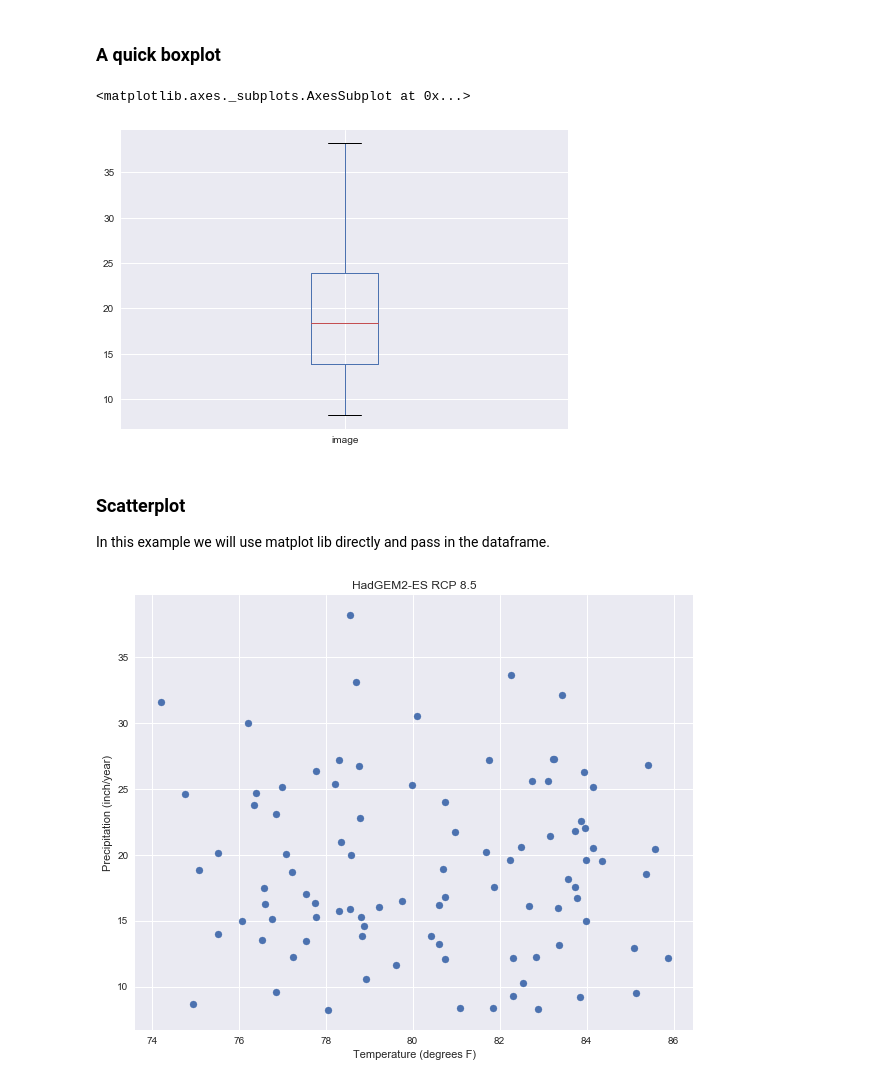
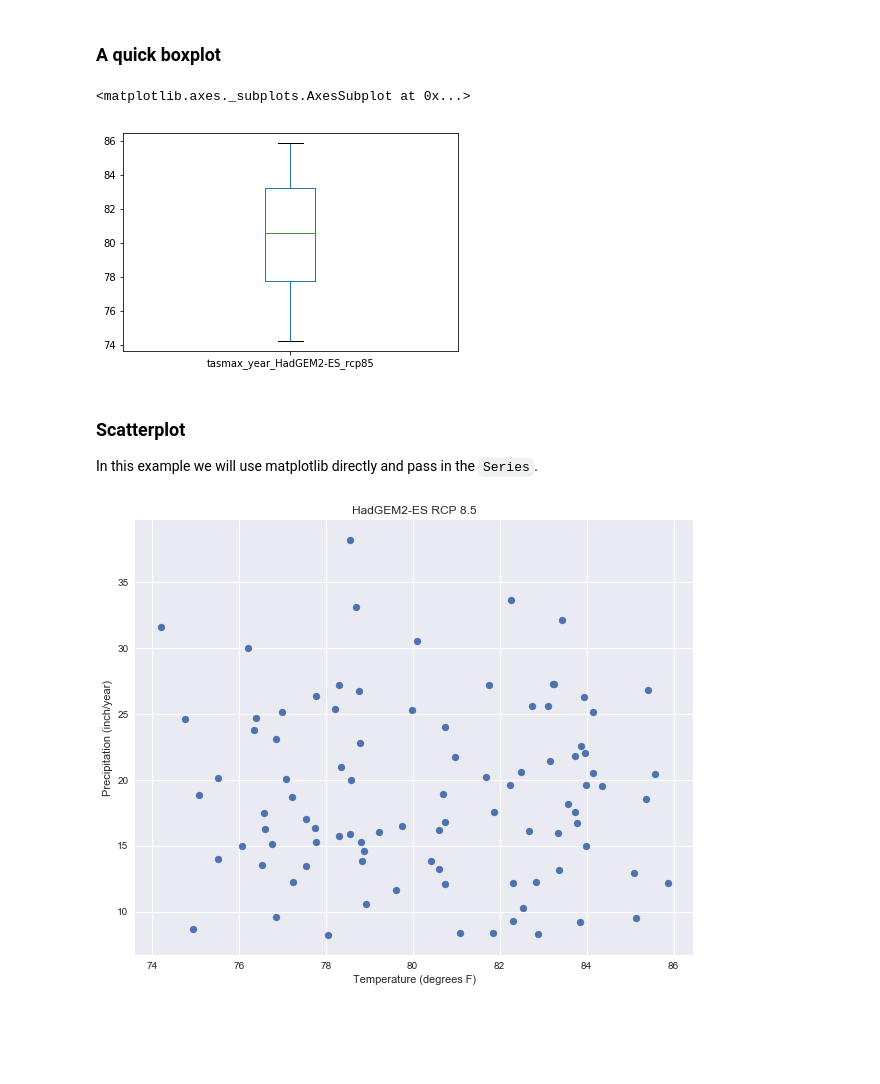
Before and after one commit to berkeley-gif/caladapt-docs, a Jupyter notebook: cookbook/annual_averages_basic_plots.ipynb, the cells around one changed output. Saved outputs shown, nothing was run; the diff lists cells and outputs as text; code cells hidden in the pictures; blank space fills up the shorter version.

```diff
--- a/cookbook/annual_averages_basic_plots.ipynb
+++ b/cookbook/annual_averages_basic_plots.ipynb
@@ -66,13 +74,13 @@ http://api.cal-adapt.org/api/counties/?intersects={"type":"Point","coordinates":
 
 Url's for resources are hardcoded below, if you want to explore how to get other climate data check out these [Jupyter Notebooks](https://github.com/berkeley-gif/caladapt-public)
 # %%
-temp_url = 'http://api.cal-adapt.org/api/series/tasmax_year_HadGEM2-ES_rcp85/'
-pr_url = 'http://api.cal-adapt.org/api/series/pr_year_HadGEM2-ES_rcp85/'
+temp_url = 'http://api.cal-adapt.org/api/series/tasmax_year_HadGEM2-ES_rcp85/events/'
+pr_url = 'http://api.cal-adapt.org/api/series/pr_year_HadGEM2-ES_rcp85/events/'
 # %% [markdown]
 Setup parameters for requesting data
 # %%
 # One way to pass in geometry to Cal-Adapt api is to use the ref parameter
-ref = '/api/%s/%s/' % (feature_resource, feature['id'])
+ref = '/api/%s/%s/' % (resource, feature['id'])
 print('Uniform Resource Identifier for county: %s' % ref)
 
 # Another way to pass in geometry is to use the g param with spatial boundary in geojson/WKT format.
@@ -99,4 +93,4 @@ stat = 'mean'
 # %%
-# Create params string to pass to api
-params = {'pagesize': pagesize, 'ref': ref, 'stat': stat}
+# Create params to pass to api
+params = {'ref': ref, 'stat': 'mean', 'imperial': True}
 # %% [markdown]
@@ -116,0 +98,4 @@ except requests.exceptions.HTTPError as err:
+# %%
+response = requests.get(temp_url, params)
+tmaxseries = pd.read_json(response.text, typ='series', orient='split')
+print(series.head())
@@ -224,13 +159,13 @@ sns.plt.show()
 # %% [markdown]
 ### A quick boxplot
 # %%
-dfP['image'].plot.box()
+tmaxseries.plot.box()
 # %% [output]
 <matplotlib.axes._subplots.AxesSubplot at 0x...>
-[figure, old version]
+[figure, new version]
 # %% [markdown]
 ### Scatterplot
 
-In this example we will use matplot lib directly and pass in the dataframe.
+In this example we will use matplotlib directly and pass in the `Series`.
 # %%
 plt.figure(figsize=(10,8))
```
Also changed, not shown: parts of 26 cells of this notebook, 4 other files.
